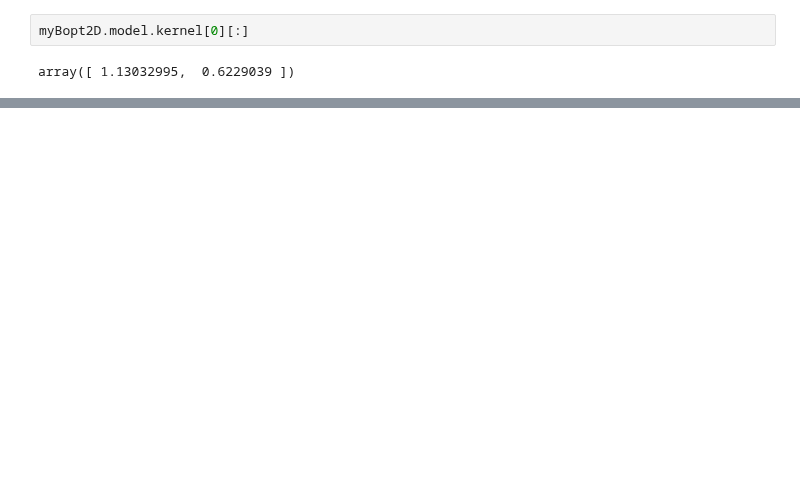
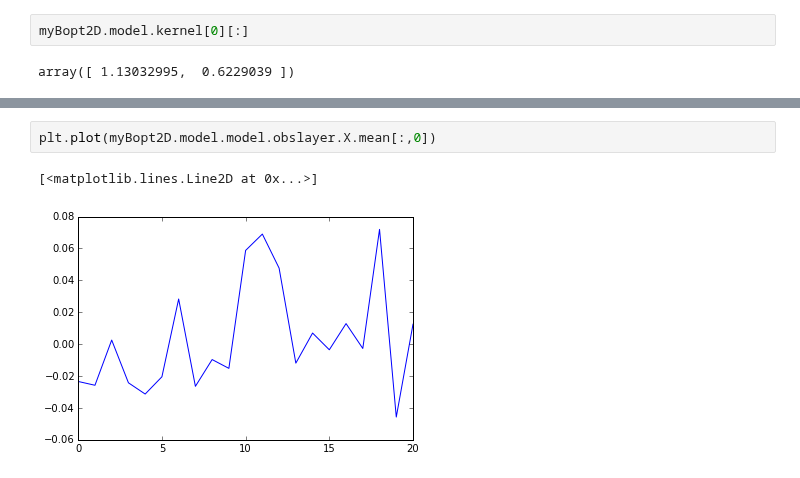
Before and after one commit to SheffieldML/GPyOpt, a Jupyter notebook: manual/GPyOpt_deep_gps.ipynb, the cells around one changed output, grey strips where cells are left out. Drawn from its saved outputs; the diff is of its cells as text; blank space fills up the shorter version.

```diff
--- a/manual/GPyOpt_deep_gps.ipynb
+++ b/manual/GPyOpt_deep_gps.ipynb
@@ -118,0 +177,5 @@ array([ 1.13032995,  0.6229039 ])
+# %%
+plt.plot(myBopt2D.model.model.obslayer.X.mean[:,0])
+# %% [output]
+[<matplotlib.lines.Line2D at 0x...>]
+[figure, added]
```
Also changed, not shown: parts of 10 cells of this notebook, 3 other files.
